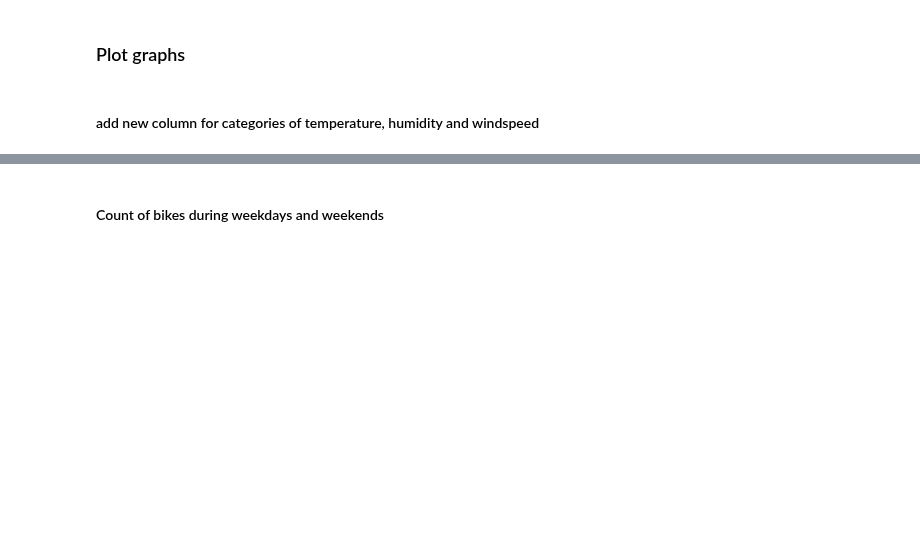
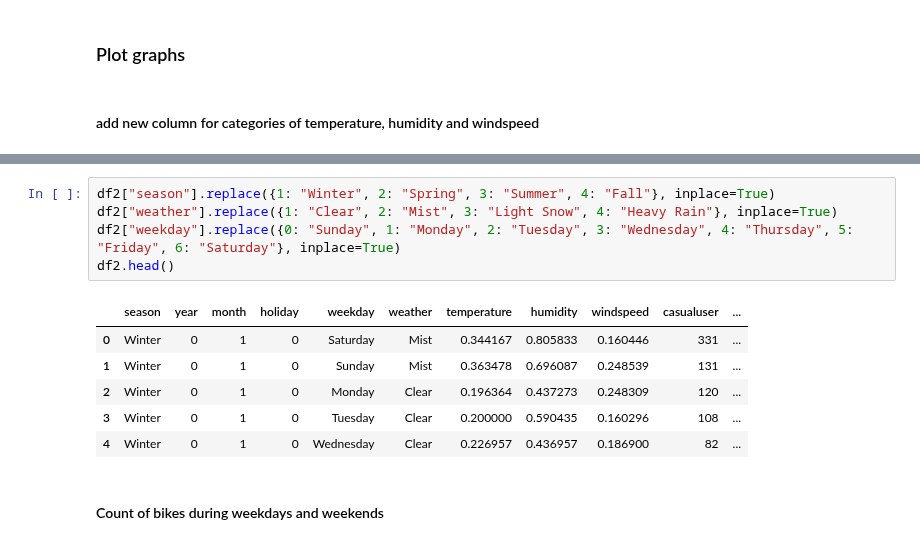
Before and after one commit to lianaling/bike-rental-forecast, a Jupyter notebook: notebooks/1.0_Data_Preprocessing.ipynb, the cells around one changed output, grey strips where cells are left out. Cells and saved outputs as stored; diff of their text form; blank space fills up the shorter version.

```diff
--- a/notebooks/1.0_Data_Preprocessing.ipynb
+++ b/notebooks/1.0_Data_Preprocessing.ipynb
@@ -357,3 +348,15 @@ df_day_data.head()
+# %%
+df2["season"].replace({1: "Winter", 2: "Spring", 3: "Summer", 4: "Fall"}, inplace=True)
+df2["weather"].replace({1: "Clear", 2: "Mist", 3: "Light Snow", 4: "Heavy Rain"}, inplace=True)
+df2["weekday"].replace({0: "Sunday", 1: "Monday", 2: "Tuesday", 3: "Wednesday", 4: "Thursday", 5: "Friday", 6: "Saturday"}, inplace=True)
+df2.head()
+# %% [output]
+|  | season | year | month | holiday | weekday | weather | temperature | humidity | windspeed | casualuser | ... |
+| 0 | Winter | 0 | 1 | 0 | Saturday | Mist | 0.344167 | 0.805833 | 0.160446 | 331 | ... |
+| 1 | Winter | 0 | 1 | 0 | Sunday | Mist | 0.363478 | 0.696087 | 0.248539 | 131 | ... |
+| 2 | Winter | 0 | 1 | 0 | Monday | Clear | 0.196364 | 0.437273 | 0.248309 | 120 | ... |
+| 3 | Winter | 0 | 1 | 0 | Tuesday | Clear | 0.200000 | 0.590435 | 0.160296 | 108 | ... |
+| 4 | Winter | 0 | 1 | 0 | Wednesday | Clear | 0.226957 | 0.436957 | 0.186900 | 82 | ... |
 # %% [markdown]
 #### Count of bikes during weekdays and weekends
 # %%
```
Also changed, not shown: parts of 6 cells of this notebook.
